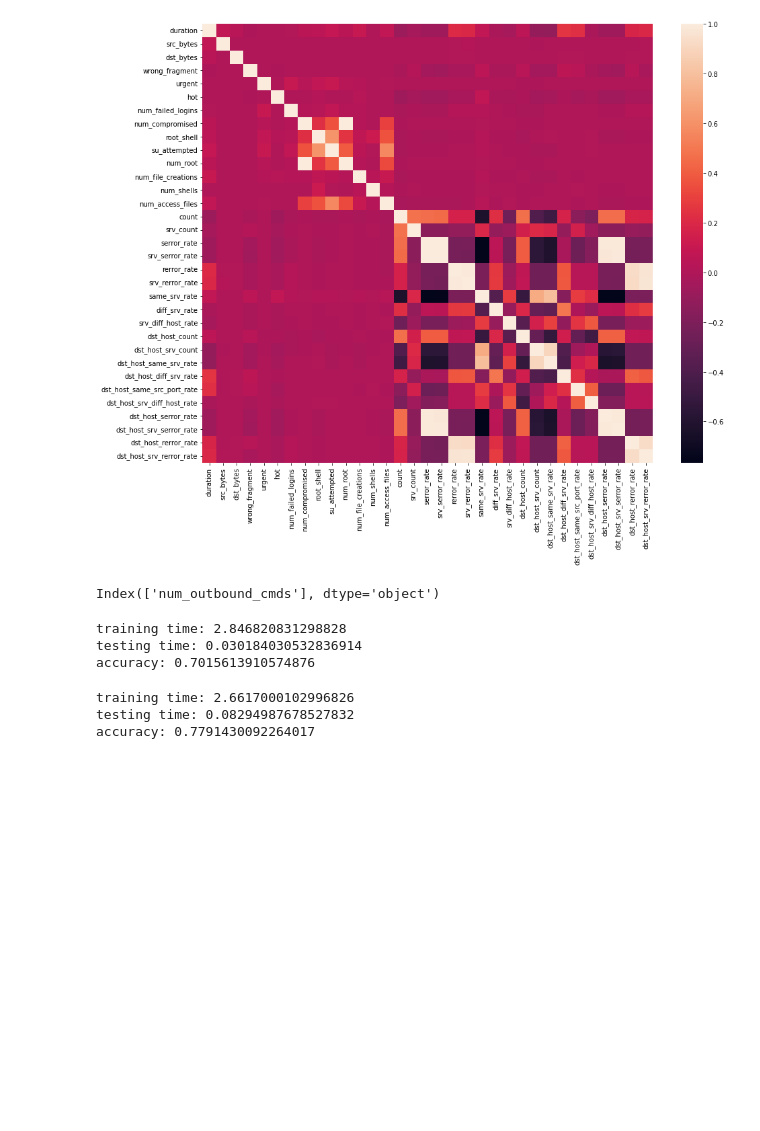
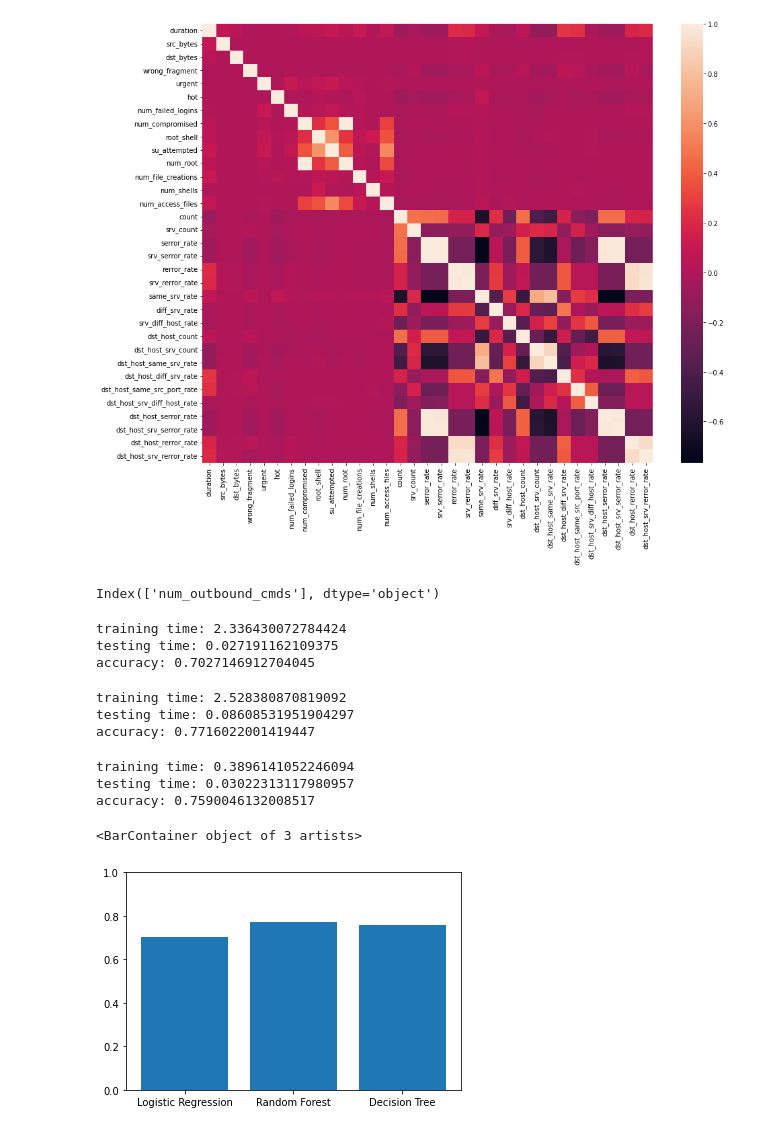
Before and after one commit to JTomkiewicz/EARIN, a Jupyter notebook: lab4/lab4.ipynb, the cells around one changed output. Drawn from its saved outputs; the diff is of its cells as text; code cells hidden in the pictures; blank space fills up the shorter version.

Commit message:
decision tree & plot

```diff
--- a/lab4/lab4.ipynb
+++ b/lab4/lab4.ipynb
@@ -71,7 +71,6 @@ train_set.drop('dst_host_serror_rate', axis = 1, inplace = True)
 train_set.drop('dst_host_rerror_rate', axis = 1, inplace = True)
 train_set.drop('dst_host_srv_rerror_rate', axis = 1, inplace = True)
 train_set.drop('dst_host_same_srv_rate', axis = 1, inplace = True)
-train_set.drop('service', axis = 1, inplace = True)
 
 test_set.drop('num_root', axis = 1, inplace = True)
 test_set.drop('srv_serror_rate', axis = 1, inplace = True)
@@ -81,7 +80,6 @@ test_set.drop('dst_host_serror_rate', axis = 1, inplace = True)
 test_set.drop('dst_host_rerror_rate', axis = 1, inplace = True)
 test_set.drop('dst_host_srv_rerror_rate', axis = 1, inplace = True)
 test_set.drop('dst_host_same_srv_rate', axis = 1, inplace = True)
-test_set.drop('service', axis = 1, inplace = True)
 # %%
 protocol_types_dictionary = {}
 
@@ -155,11 +151,12 @@ predictions = clfl.predict(x_test)
 
 print(f'testing time: {time.time() - start_time}')
 
-print(f'accuracy: {clfl.score(x_test, y_test)}')
+lr_score = clfl.score(x_test, y_test)
+print(f'accuracy: {lr_score}')
 # %% [output]
-training time: 2.846820831298828
-testing time: 0.030184030532836914
-accuracy: 0.7015613910574876
+training time: 2.336430072784424
+testing time: 0.027191162109375
+accuracy: 0.7027146912704045
 # %%
 from sklearn.ensemble import RandomForestClassifier
 import time
@@ -178,8 +175,45 @@ predictions = clfr.predict(x_test)
 
 print(f'testing time: {time.time() - start_time}')
 
-print(f'accuracy: {clfr.score(x_test, y_test)}')
+rf_score = clfr.score(x_test, y_test)
+print(f'accuracy: {rf_score}')
 # %% [output]
-training time: 2.6617000102996826
-testing time: 0.08294987678527832
-accuracy: 0.7791430092264017
+training time: 2.528380870819092
+testing time: 0.08608531951904297
+accuracy: 0.7716022001419447
+# %%
+from sklearn.tree import DecisionTreeClassifier
+import time
+
+clfd = DecisionTreeClassifier(criterion ="entropy", max_depth = 4)
+
+start_time = time.time()
+
+clfd.fit(x_train, y_train)
+
+print(f'training time: {time.time() - start_time}')
+
+start_time = time.time()
+
+predictions = clfd.predict(x_test)
+
+print(f'testing time: {time.time() - start_time}')
+
+dt_score = clfd.score(x_test, y_test)
+print(f'accuracy: {dt_score}')
+# %% [output]
+training time: 0.3896141052246094
+testing time: 0.03022313117980957
+accuracy: 0.7590046132008517
+# %%
+names = ['Logistic Regression', 'Random Forest', 'Decision Tree']
+
+values = [lr_score, rf_score, dt_score]
+
+f = plt.figure()
+plt.subplot()
+plt.ylim([0, 1])
+plt.bar(names, values)
+# %% [output]
+<BarContainer object of 3 artists>
+[figure, added]
```
Also changed, not shown: parts of 1 cell of this notebook.
